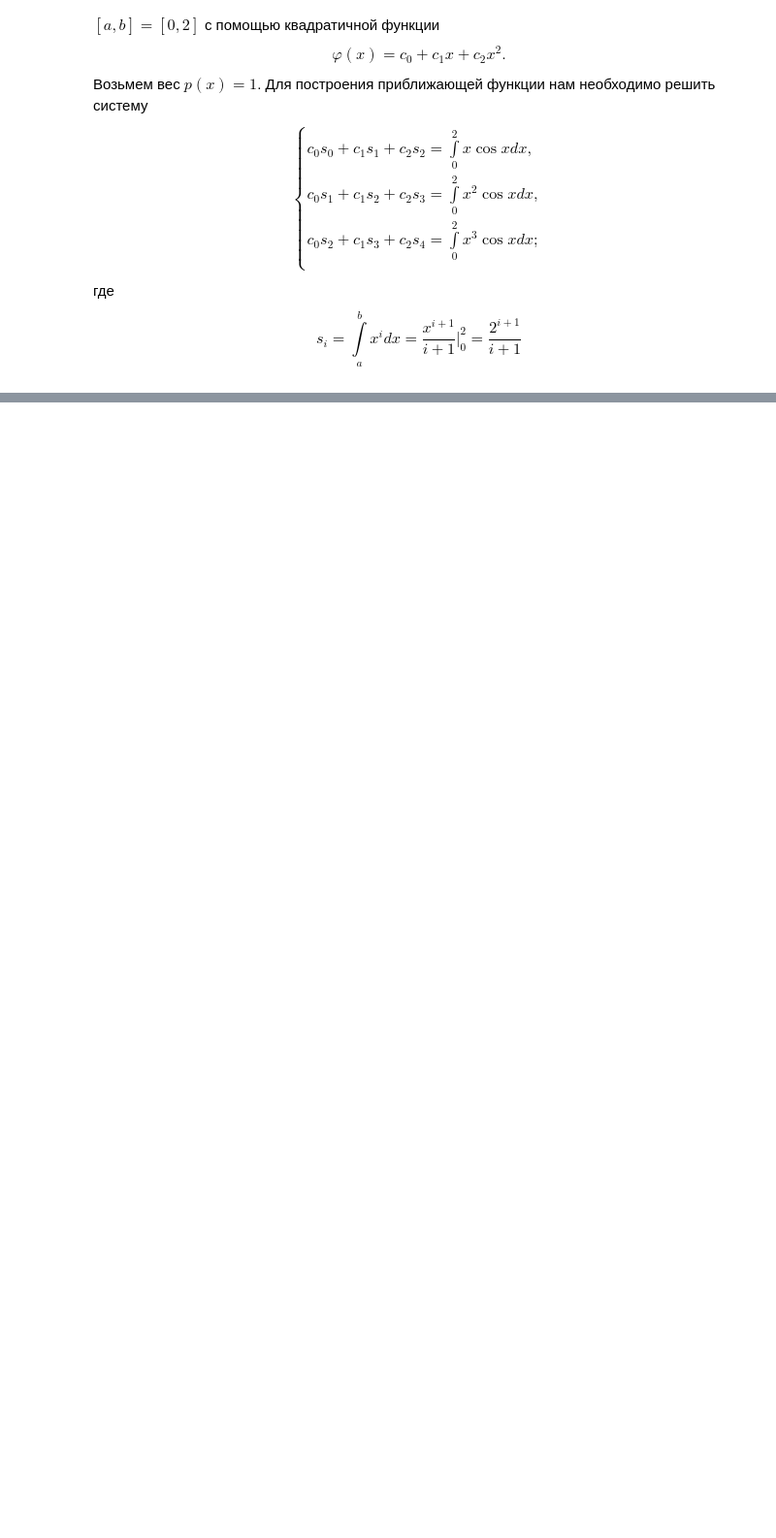
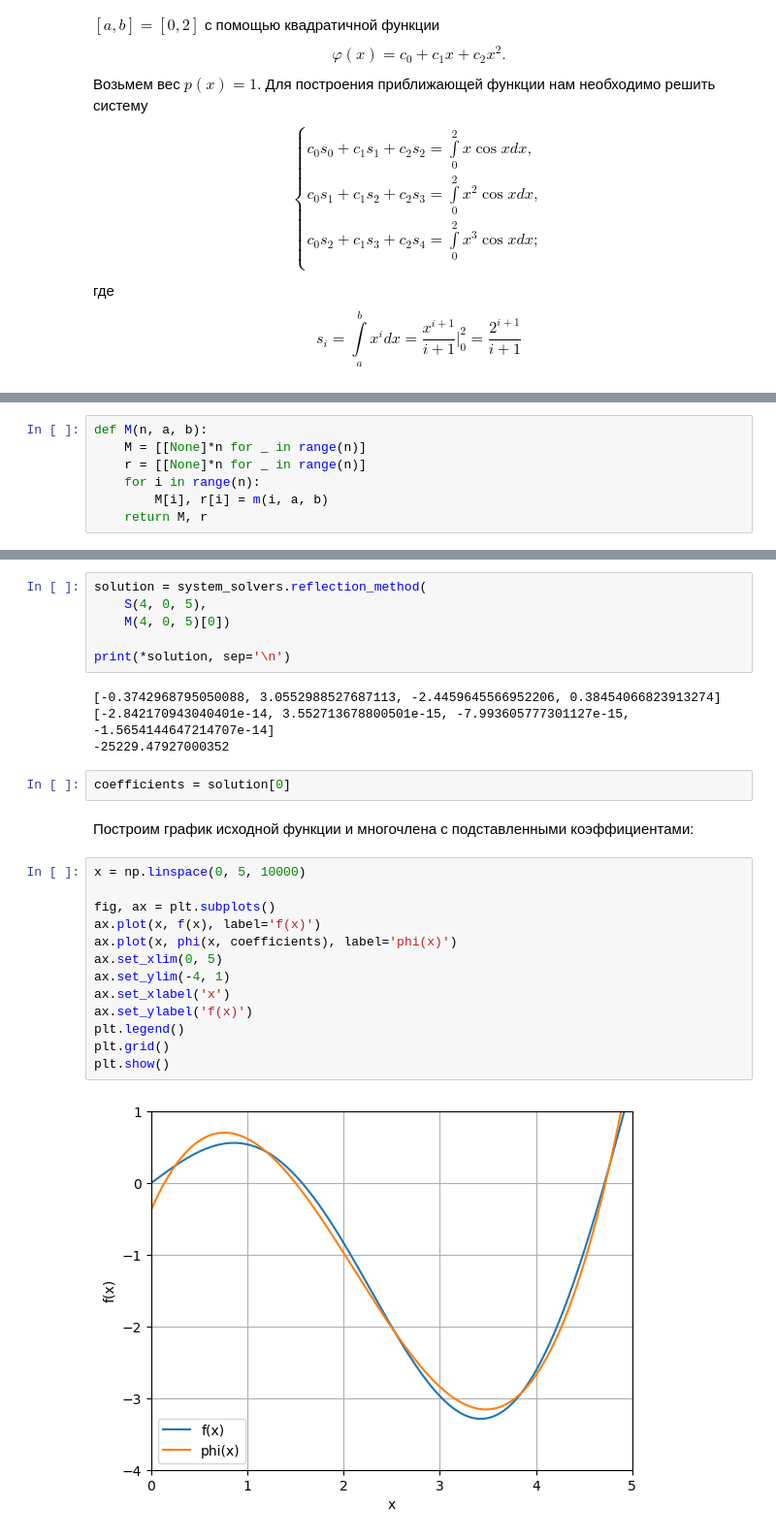
Before and after one commit to bzzdwn/BSU, a Jupyter notebook: Computational Methods/Лабораторные/2. Наилучшее среднеквадратичное приближение/function approximation.ipynb, the cells around one changed output, grey strips where cells are left out. Shown at 97% size. Saved outputs shown, nothing was run; the diff lists cells and outputs as text; blank space fills up the shorter version.

```diff
--- a/Computational Methods/Лабораторные/2. Наилучшее среднеквадратичное приближение/function approximation.ipynb
+++ b/Computational Methods/Лабораторные/2. Наилучшее среднеквадратичное приближение/function approximation.ipynb
@@ -196,0 +240,7 @@ plt.show()
+# %%
+def M(n, a, b):
+    M = [[None]*n for _ in range(n)]
+    r = [[None]*n for _ in range(n)]
+    for i in range(n):
+        M[i], r[i] = m(i, a, b)
+    return M, r
@@ -196,0 +263,29 @@ plt.show()
+# %%
+solution = system_solvers.reflection_method(
+    S(4, 0, 5),
+    M(4, 0, 5)[0])
+
+print(*solution, sep='\n')
+# %% [output]
+[-0.3742968795050088, 3.0552988527687113, -2.4459645566952206, 0.38454066823913274]
+[-2.842170943040401e-14, 3.552713678800501e-15, -7.993605777301127e-15, -1.5654144647214707e-14]
+-25229.47927000352
+# %%
+coefficients = solution[0]
+# %% [markdown]
+Построим график исходной функции и многочлена с подставленными коэффициентами:
+# %%
+x = np.linspace(0, 5, 10000)
+
+fig, ax = plt.subplots()
+ax.plot(x, f(x), label='f(x)')
+ax.plot(x, phi(x, coefficients), label='phi(x)')
+ax.set_xlim(0, 5)
+ax.set_ylim(-4, 1)
+ax.set_xlabel('x')
+ax.set_ylabel('f(x)')
+plt.legend()
+plt.grid()
+plt.show()
+# %% [output]
+[figure, added]
```
Also changed, not shown: parts of 59 cells of this notebook, 1 other file.
